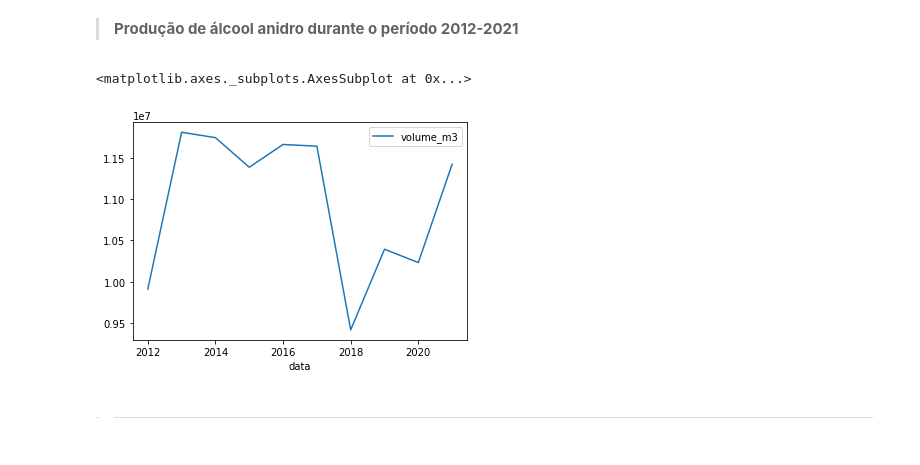
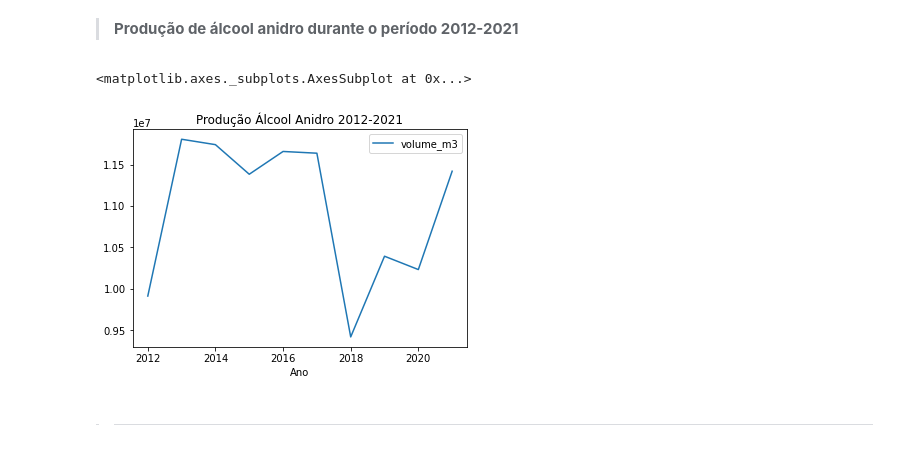
Before and after one commit to caioitalo/soulcode, a Jupyter notebook: Trab_Final_Consolidado.ipynb, the cells around one changed output. Drawn from its saved outputs; the diff is of its cells as text; code cells hidden in the pictures.

```diff
--- a/Trab_Final_Consolidado.ipynb
+++ b/Trab_Final_Consolidado.ipynb
@@ -119,3 +131,6 @@ dfeta = pd.read_csv('https://www.gov.br/anp/pt-br/centrais-de-conteudo/dados-abe
+# %%
+dfbdi = pd.read_csv('https://storage.googleapis.com/projeto-final-equipe4/arquivos_brutos/dfbio_bruto.csv')
+dfeta = pd.read_csv('https://storage.googleapis.com/projeto-final-equipe4/arquivos_brutos/dfetanol_bruto.csv')
 # %% [markdown]
 ### 2.1.2. Pré-análise dos Dataframes
 # %%
@@ -219,8 +234,7 @@ Length: 7926, dtype: int64
 > **Tratamento das inconsistências detectadas**
 # %%
 dfbio.volume_m3.replace(',','.',regex=True, inplace=True)
-dfbio.uf.replace({'CENTRO OESTE':'CENTRO-OESTE'},inplace=True)
-dfbio.uf.replace({'BRASILIA':'DISTRITO FEDERAL'},inplace=True)
+dfbio.regiao.replace({'REGIÃO CENTRO OESTE':'REGIÃO CENTRO-OESTE'},inplace=True)
 # %% [output]
 A value is trying to be set on a copy of a slice from a DataFrame
 
@@ -276,9 +308,9 @@ See the caveats in the documentation: https://pandas.pydata.org/pandas-docs/stab
 > **Produção de álcool anidro durante o período 2012-2021**
 # %%
 ft1 = dfbio.loc[dfbio['produto'] == 'ANIDRO']
-ft1.groupby(dfbio['data'].dt.year).sum().plot.line()
+ft1.groupby(dfbio['data'].dt.year).sum().plot.line(title ='Produção Álcool Anidro 2012-2021', xlabel = 'Ano')
 # %% [output]
 <matplotlib.axes._subplots.AxesSubplot at 0x...>
-[figure, old version]
+[figure, new version]
 # %% [markdown]
 > ** **
```
Also changed, not shown: parts of 47 cells of this notebook.
